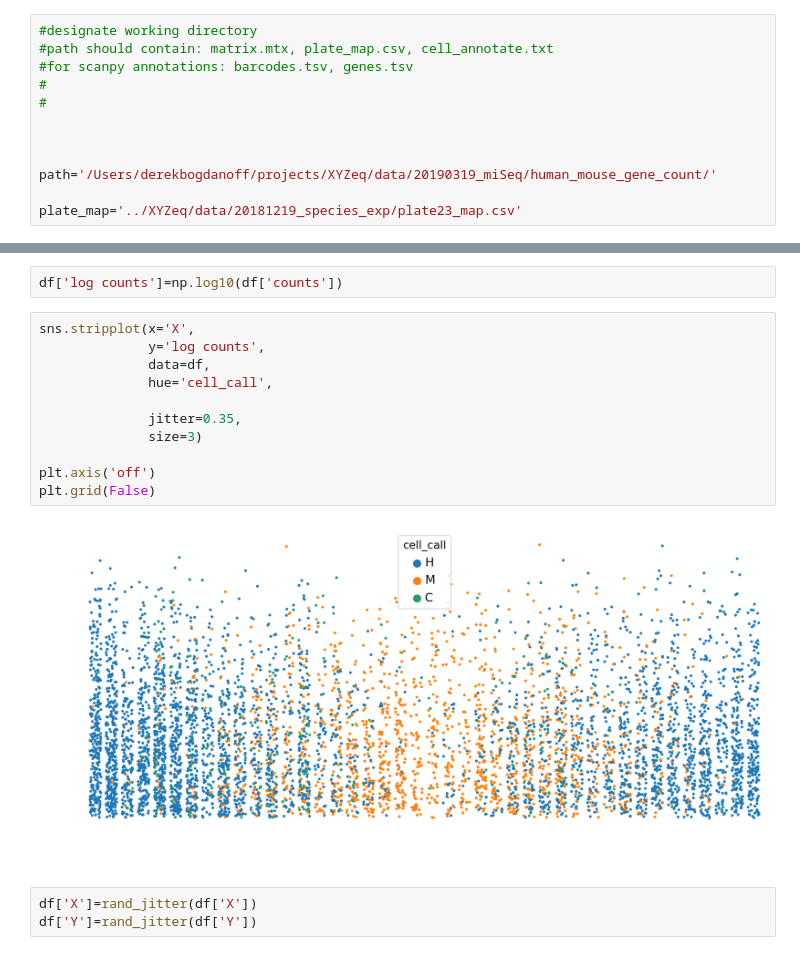
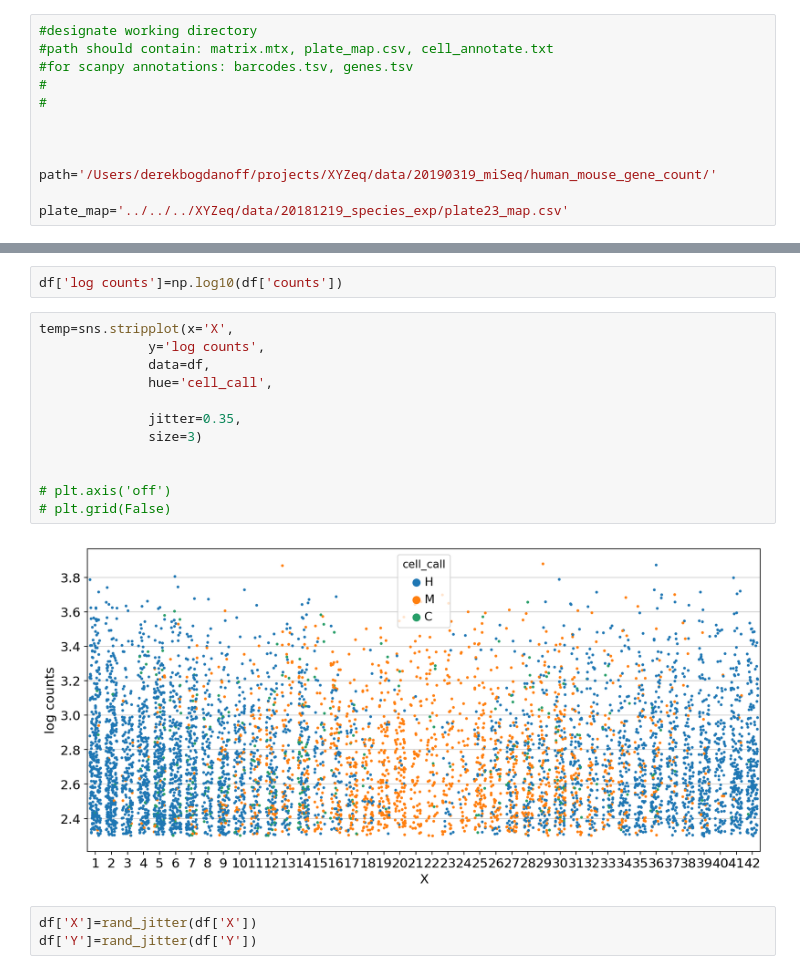
Before and after one commit to yelabucsf/spatial, a Jupyter notebook: notebooks/XYZeq_fig1.ipynb, the cells around one changed output, grey strips where cells are left out. Saved outputs shown, nothing was run; the diff lists cells and outputs as text.

```diff
--- a/notebooks/XYZeq_fig1.ipynb
+++ b/notebooks/XYZeq_fig1.ipynb
@@ -24,7 +24,7 @@ scipy.__version__
 
 path='/Users/derekbogdanoff/projects/XYZeq/data/20190319_miSeq/human_mouse_gene_count/'
 
-plate_map='../XYZeq/data/20181219_species_exp/plate23_map.csv'
+plate_map='../../../XYZeq/data/20181219_species_exp/plate23_map.csv'
 # %%
 sc.settings.verbosity=3
 sc.settings.set_figure_params(dpi=80)
@@ -262,18 +262,19 @@ df['counts']=adata.obs['n_counts'].reset_index()['n_counts']
 # %%
 df['log counts']=np.log10(df['counts'])
 # %%
-sns.stripplot(x='X',
+temp=sns.stripplot(x='X',
               y='log counts',
               data=df,
               hue='cell_call',
 
               jitter=0.35,
               size=3)
 
-plt.axis('off')
-plt.grid(False)
+
+# plt.axis('off')
+# plt.grid(False)
 # %% [output]
-[figure, old version]
+[figure, new version]
 # %%
 df['X']=rand_jitter(df['X'])
 df['Y']=rand_jitter(df['Y'])
```
Also changed, not shown: parts of 4 cells of this notebook.
